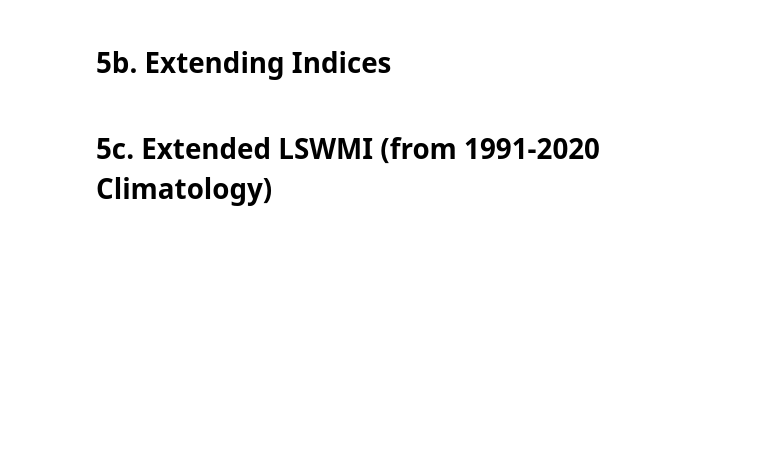
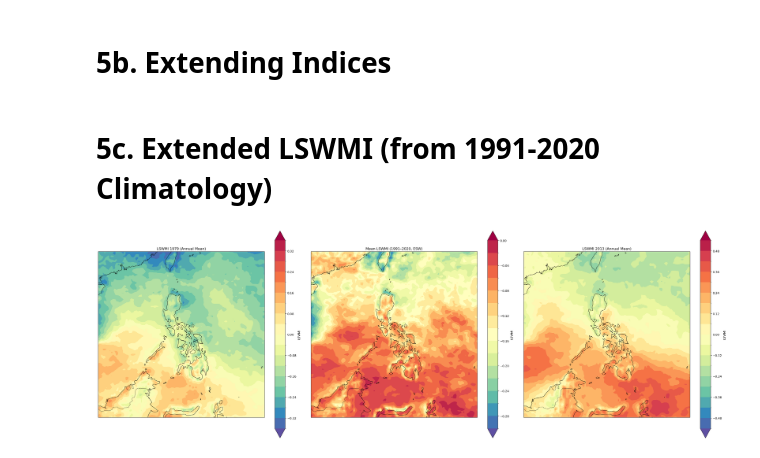
Before and after one commit to AleandraR/MS_Thesis_SWM, a Jupyter notebook: 02_notebooks/00b1_LSWMIPrep_Outputs.ipynb, the cells around one changed output. Cells and saved outputs as stored; diff of their text form; code cells hidden in the pictures; blank space fills up the shorter version.

Commit message:
00b1_LSWMIPrep_Outputs updated (extended LSWMI)

```diff
--- a/02_notebooks/00b1_LSWMIPrep_Outputs.ipynb
+++ b/02_notebooks/00b1_LSWMIPrep_Outputs.ipynb
@@ -626,2 +760,69 @@ plt.show()
 # %% [markdown]
 # 5c. Extended LSWMI (from 1991-2020 Climatology)
+# %%
+import xarray as xr
+import matplotlib.pyplot as plt
+import cartopy.crs as ccrs
+import cartopy.feature as cfeature
+
+# Load the extended LSWMI data (adjust path if needed)
+ds = xr.open_dataset('C:/Users/Nitro 5/Documents/MS/Thesis/GitHub/MS_Thesis_SWM/01_data/02_processed/LSWMI_Extended.nc')
+lswmi_da = ds['LSWMI']  # Dimensions: (year, pentad, latitude, longitude)
+
+# Compute the requested means
+# Mean over pentads for 1979 (annual mean map)
+lswmi_1979 = lswmi_da.sel(year=1979).mean(dim='pentad')
+
+# Overall mean for 1991-2020 (across years and pentads)
+lswmi_mean_1991_2020 = lswmi_da.sel(year=slice(1991, 2020)).mean(dim=['year', 'pentad'])
+
+# Mean over pentads for 2013 (annual mean map)
+lswmi_2013 = lswmi_da.sel(year=2013).mean(dim='pentad')
+
+# Create a figure with three subplots side by side
+fig, axs = plt.subplots(1, 3, figsize=(30, 10), subplot_kw={'projection': ccrs.PlateCarree()})
+
+# Function to add common map features
+def add_map_features(ax):
+    ax.coastlines(resolution="50m", linewidth=0.8)
+    ax.add_feature(cfeature.BORDERS, linewidth=0.5)
+    ax.add_feature(cfeature.LAND, facecolor="lightgray", zorder=0)
+    ax.add_feature(cfeature.OCEAN, facecolor="white", zorder=0)
+
+# Plot 1979
+add_map_features(axs[0])
+lswmi_1979.plot.contourf(
+    ax=axs[0],
+    transform=ccrs.PlateCarree(),
+    cmap="Spectral_r",
+    levels=20,
+    extend="both"
+)
+axs[0].set_title("LSWMI 1979 (Annual Mean)")
+
+# Plot mean 1991-2020
+add_map_features(axs[1])
+lswmi_mean_1991_2020.plot.contourf(
+    ax=axs[1],
+    transform=ccrs.PlateCarree(),
+    cmap="Spectral_r",
+    levels=20,
+    extend="both"
+)
+axs[1].set_title("Mean LSWMI (1991–2020, ESW)")
+
+# Plot 2013
+add_map_features(axs[2])
+lswmi_2013.plot.contourf(
+    ax=axs[2],
+    transform=ccrs.PlateCarree(),
+    cmap="Spectral_r",
+    levels=20,
+    extend="both"
+)
+axs[2].set_title("LSWMI 2013 (Annual Mean)")
+
+plt.tight_layout()
+plt.show()
+# %% [output]
+[figure, added]
```
Also changed, not shown: parts of 7 cells of this notebook.
